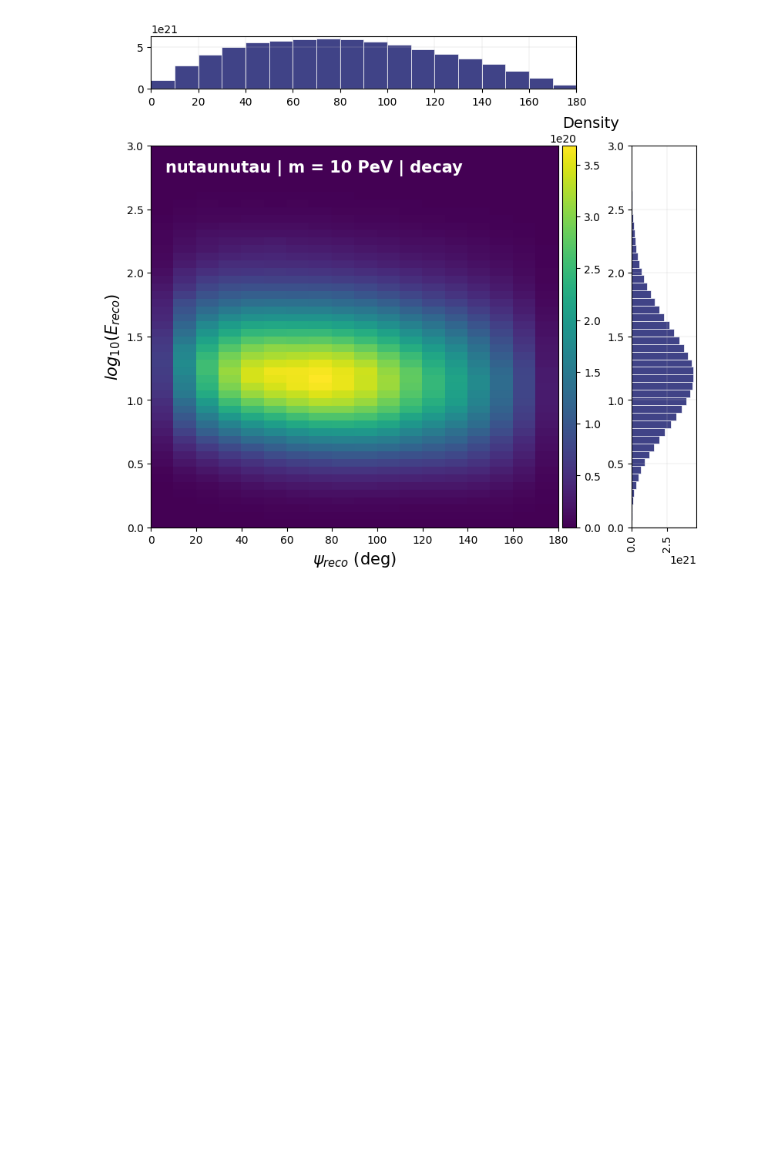
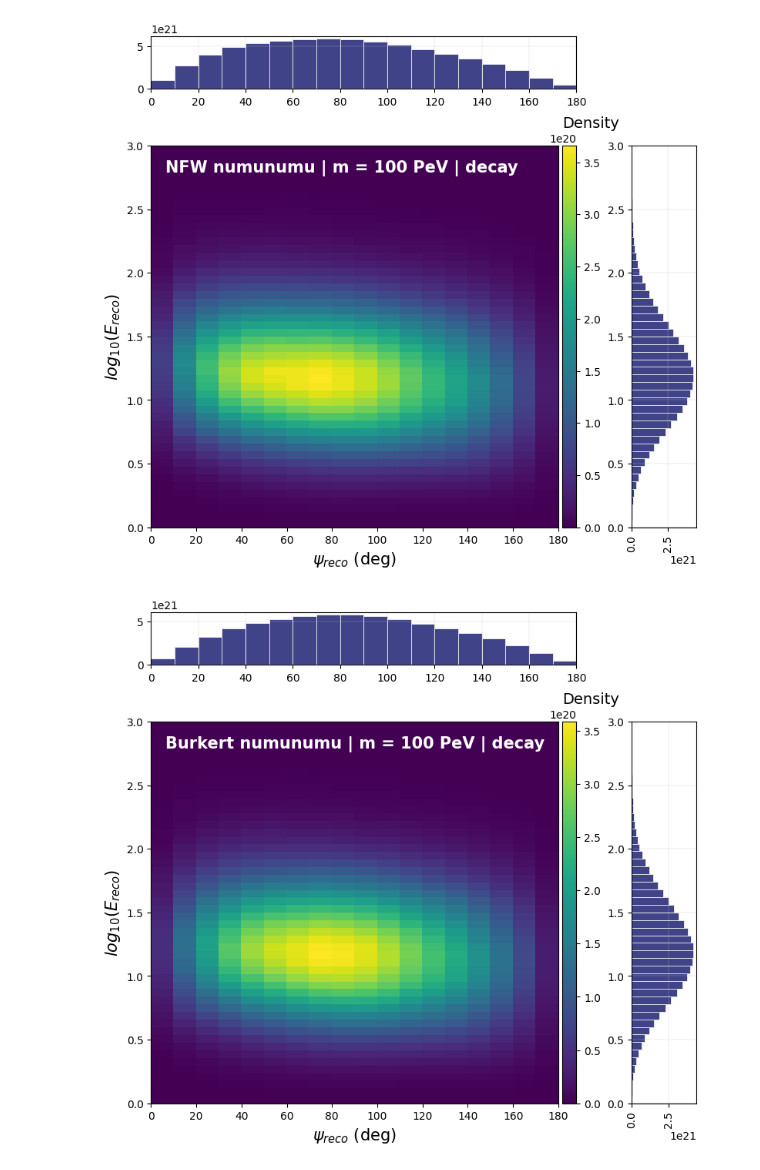
Before and after one commit to danaevld/IceCube, a Jupyter notebook: Spectra_Dec_Extrapolation.ipynb, the cells around one changed output. Cells and saved outputs as stored; diff of their text form; code cells hidden in the pictures; blank space fills up the shorter version.

```diff
--- a/Spectra_Dec_Extrapolation.ipynb
+++ b/Spectra_Dec_Extrapolation.ipynb
@@ -97,3 +132,4 @@ Initial Flux Loading: /usr/local/lib/python3.10/dist-packages/charon-0.1.0-py3.1
 # %%
-Reco_rate_numu = Signal_PDF(mass=1e7, channel='numunumu',  process='decay', extrapolation=True)
+Reco_rate_numu_NFW = Signal_PDF(mass=1e7, channel='numunumu',process='decay',galactic_profile=profile.NFW, extrapolation=True)
+Reco_rate_numu_Burkert = Signal_PDF(mass=1e7, channel='numunumu',process='decay',galactic_profile=profile.Burkert,extrapolation=True)
 # %% [output]
@@ -117,3 +212,4 @@ Initial Flux Loading: /usr/local/lib/python3.10/dist-packages/charon-0.1.0-py3.1
 # %%
+resp_matrix_data = np.load('/home/dvaldenaire/Python/Analysis/Response matrix/Resp_MC1122_logE.pkl',allow_pickle=True, encoding="latin1")
 Reco_mass_edges = np.log10(resp_matrix_data['Bin']['reco_energy_edges'])
 Reco_theta_edges = resp_matrix_data['Bin']['reco_psi_edges']
@@ -128,4 +258,6 @@ plot_projections(Reco_rate_numu,(Reco_theta_edges,Reco_mass_edges),'$\psi_{reco}
 # %%
-plot_projections(Reco_rate_nutau,(Reco_theta_edges,Reco_mass_edges),'$\psi_{reco}$ (deg)','$log_{10}(E_{reco})$','nutaunutau | m = 10 PeV | decay')
+plot_projections(Reco_rate_numu_NFW,(Reco_theta_edges,Reco_mass_edges),'$\psi_{reco}$ (deg)','$log_{10}(E_{reco})$','NFW numunumu | m = 100 PeV | decay')
+plot_projections(Reco_rate_numu_Burkert,(Reco_theta_edges,Reco_mass_edges),'$\psi_{reco}$ (deg)','$log_{10}(E_{reco})$','Burkert numunumu | m = 100 PeV | decay')
 # %% [output]
-[figure, old version]
+[figure, new version]
+[figure, added]
```
Also changed, not shown: parts of 32 cells of this notebook.
